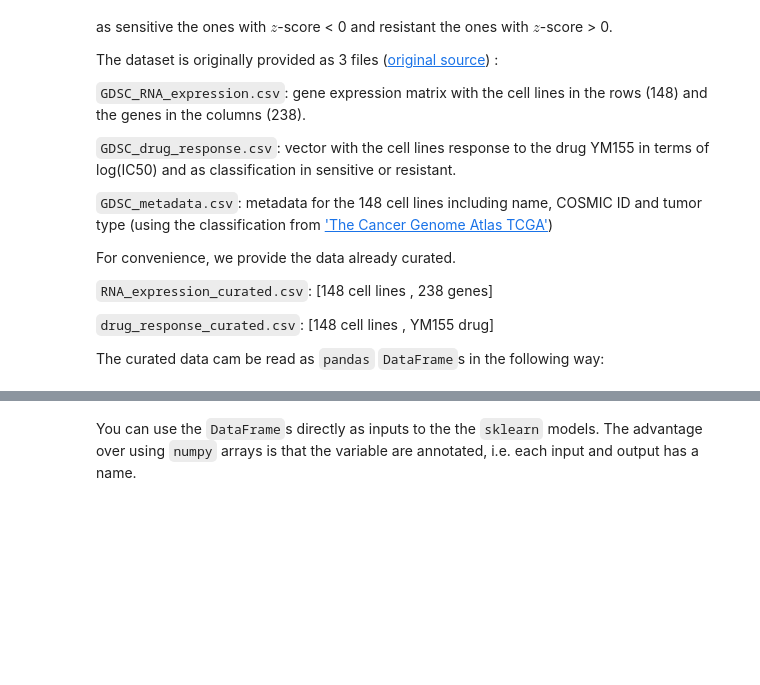
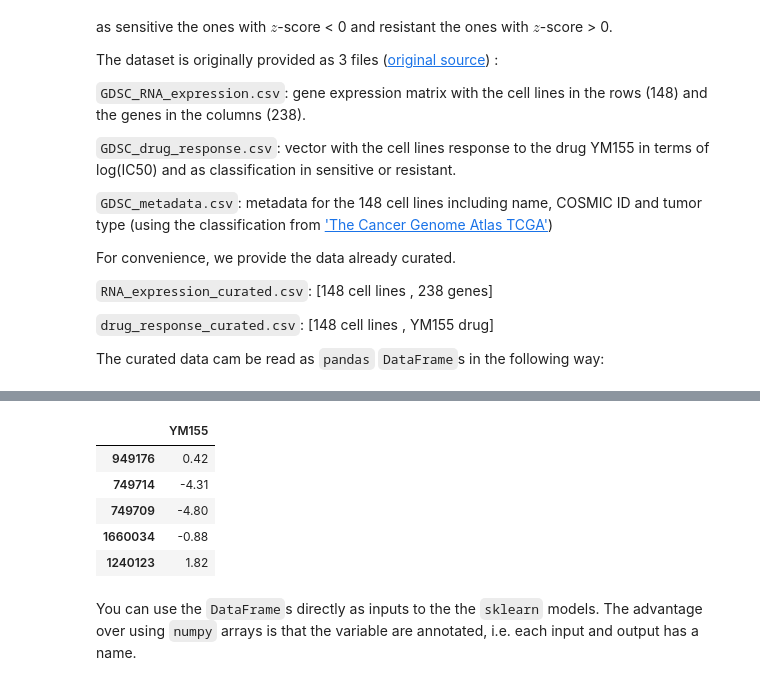
Before and after one commit to langestefan/8dm50-machine-learning, a Jupyter notebook: practicals/week_3.ipynb, the cells around one changed output, grey strips where cells are left out. Saved outputs shown, nothing was run; the diff lists cells and outputs as text; code cells hidden in the pictures; blank space fills up the shorter version.

```diff
--- a/practicals/week_3.ipynb
+++ b/practicals/week_3.ipynb
@@ -317,3 +326,12 @@ drug_response = pd.read_csv("./data/drug_response_curated.csv", sep=',', header=
+# %%
+drug_response.head()
+# %% [output]
+|  | YM155 |
+| 949176 | 0.42 |
+| 749714 | -4.31 |
+| 749709 | -4.80 |
+| 1660034 | -0.88 |
+| 1240123 | 1.82 |
 # %% [markdown]
 You can use the `DataFrame`s directly as inputs to the the `sklearn` models. The advantage over using `numpy` arrays is that the variable are annotated, i.e. each input and output has a name.
 # %% [markdown]
```
Also changed, not shown: parts of 7 cells of this notebook.
